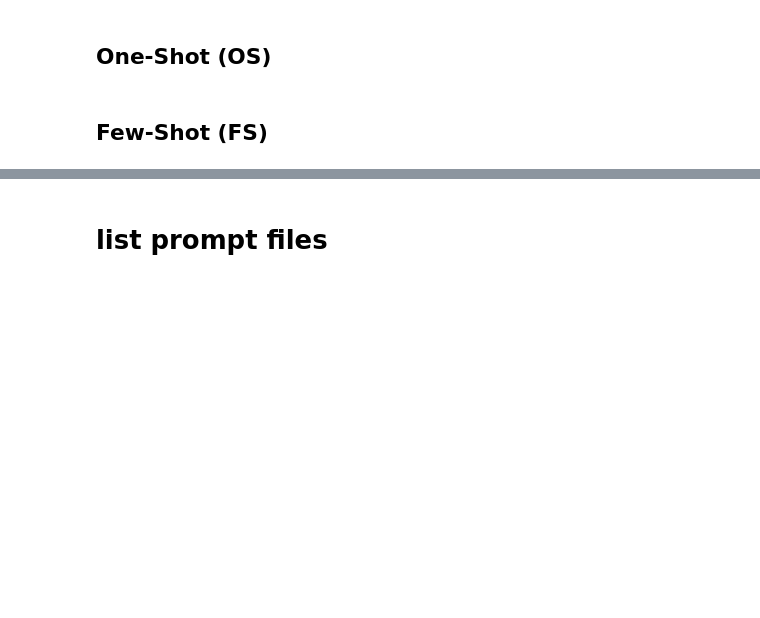
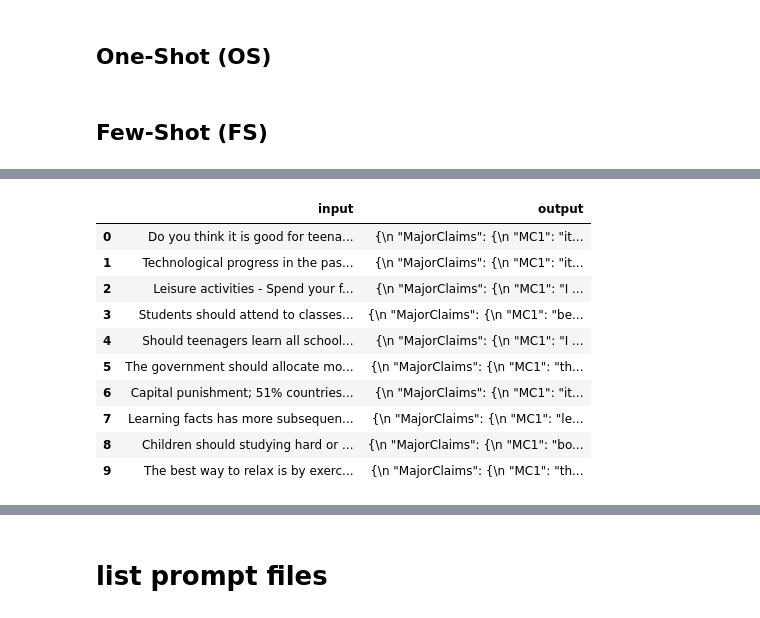
Before and after one commit to BF-DS/argument-mining, a Jupyter notebook: prompt-Engineering pipeline.ipynb, the cells around one changed output, grey strips where cells are left out. Cells and saved outputs as stored; diff of their text form; code cells hidden in the pictures; blank space fills up the shorter version.

```diff
--- a/prompt-Engineering pipeline.ipynb
+++ b/prompt-Engineering pipeline.ipynb
@@ -180,0 +184,23 @@ with open(PROMPTS_PATH + 'one-shot-persona-cot.txt', 'w') as f:
+# %%
+results = []
+
+for idx, row in examples_10.iterrows():
+    input = row['txt']
+    output = row['json']
+    results.append({'input': input, 'output': output})
+
+# save the results in a dataframe
+examples_df = pd.DataFrame(results)
+examples_df
+# %% [output]
+|  | input | output |
+| 0 | Do you think it is good for teena... | {\n "MajorClaims": {\n "MC1": "it... |
+| 1 | Technological progress in the pas... | {\n "MajorClaims": {\n "MC1": "it... |
+| 2 | Leisure activities - Spend your f... | {\n "MajorClaims": {\n "MC1": "I ... |
+| 3 | Students should attend to classes... | {\n "MajorClaims": {\n "MC1": "be... |
+| 4 | Should teenagers learn all school... | {\n "MajorClaims": {\n "MC1": "I ... |
+| 5 | The government should allocate mo... | {\n "MajorClaims": {\n "MC1": "th... |
+| 6 | Capital punishment; 51% countries... | {\n "MajorClaims": {\n "MC1": "it... |
+| 7 | Learning facts has more subsequen... | {\n "MajorClaims": {\n "MC1": "le... |
+| 8 | Children should studying hard or ... | {\n "MajorClaims": {\n "MC1": "bo... |
+| 9 | The best way to relax is by exerc... | {\n "MajorClaims": {\n "MC1": "th... |
```
Also changed, not shown: parts of 34 cells of this notebook, 2 other files.
